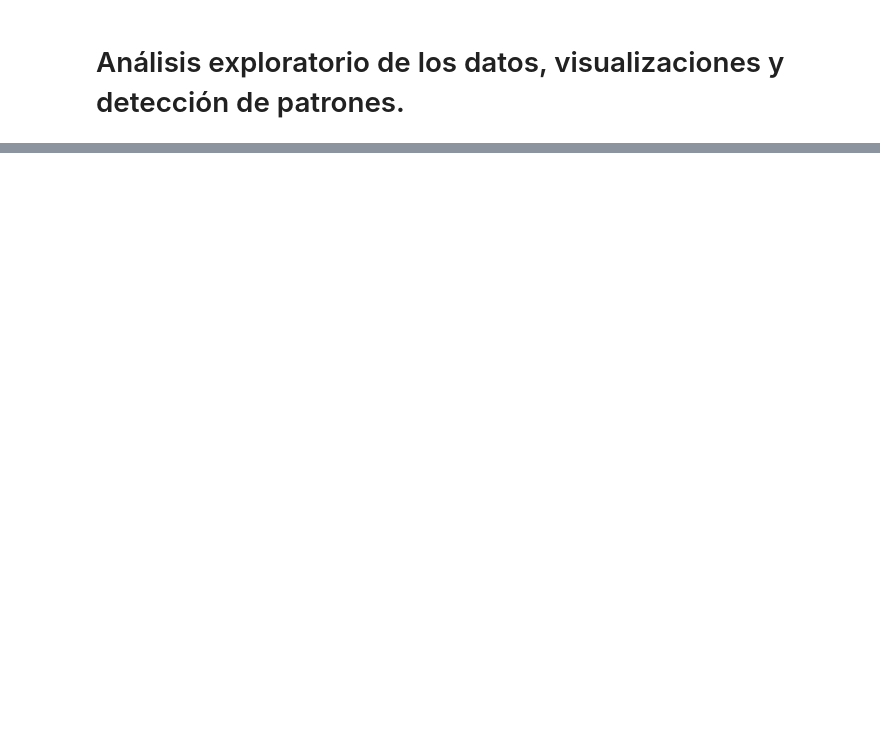
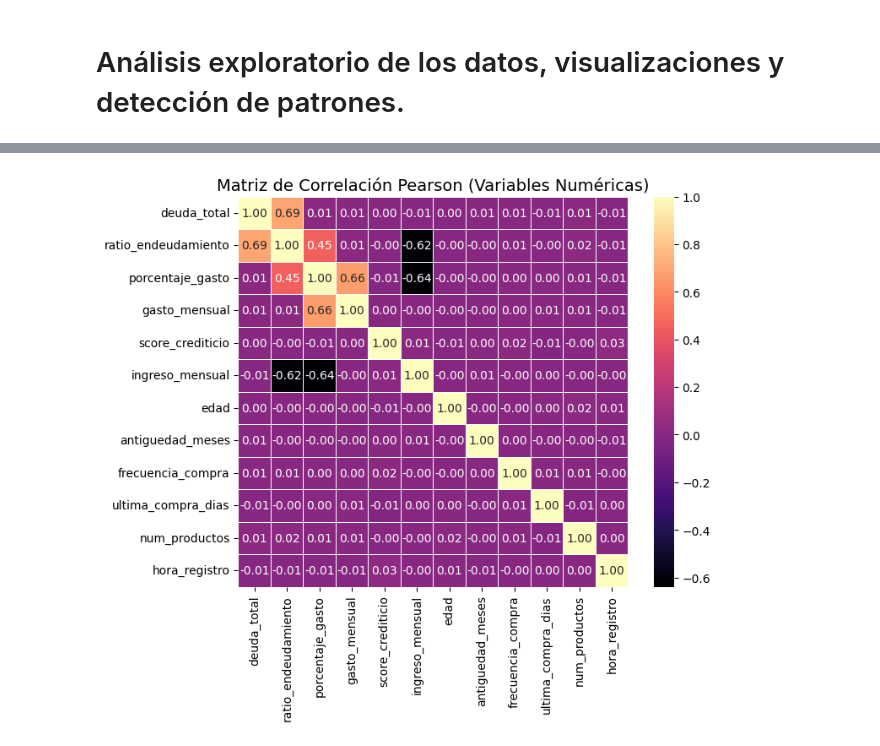
Before and after one commit to ramirezluna-david/proyecto_modelado_grp2, a Jupyter notebook: notebooks/01_exploratory_analysis.ipynb, the cells around one changed output, grey strips where cells are left out. Drawn from its saved outputs; the diff is of its cells as text; code cells hidden in the pictures; blank space fills up the shorter version.

```diff
--- a/notebooks/01_exploratory_analysis.ipynb
+++ b/notebooks/01_exploratory_analysis.ipynb
@@ -16,3 +9,3 @@ KeyboardInterrupt:
 # %%
-url = "https://raw.githubusercontent.com/Octaviochavez/analitica_clientes/main/data/dataset_clientes_limpio.csv"
+url = 'https://raw.githubusercontent.com/ramirezluna-david/proyecto_modelado_grp2/rama_david/data/dataset_clientes_limpio.csv'
 # %%
@@ -21,0 +75,9 @@ data.head()
+# %%
+# Calcula la matriz de correlaciones (sólo valores numéricos)
+numerical_features = ["deuda_total", "ratio_endeudamiento", "porcentaje_gasto", "gasto_mensual", "score_crediticio", "ingreso_mensual", "edad", "antiguedad_meses", "frecuencia_compra", "ultima_compra_dias", "num_productos", "hora_registro"] # Define listado de variables numéricas
+correlaciones = data[numerical_features].corr(method='pearson')
+
+# Ver correlación con la variable objetivo
+correlacion_objetivo = correlaciones[target].sort_values(ascending=False)
+
+correlacion_objetivo
@@ -21,0 +98,15 @@ data.head()
+# %%
+# heatmap matriz de correlación
+plt.figure(figsize=(8, 6))  # tamaño de la figura
+sns.heatmap(
+    correlaciones,
+    annot=True,       # mostrar los valores
+    cmap="magma",     # paleta de colores
+    fmt=".2f",        # formato decimal
+    square=True,      # cuadrados uniformes
+    linewidths=0.5    # líneas entre celdas
+)
+plt.title("Matriz de Correlación Pearson (Variables Numéricas)", fontsize=14)
+plt.show()
+# %% [output]
+[figure, added]
```
Also changed, not shown: parts of 21 cells of this notebook, 3 other files.
